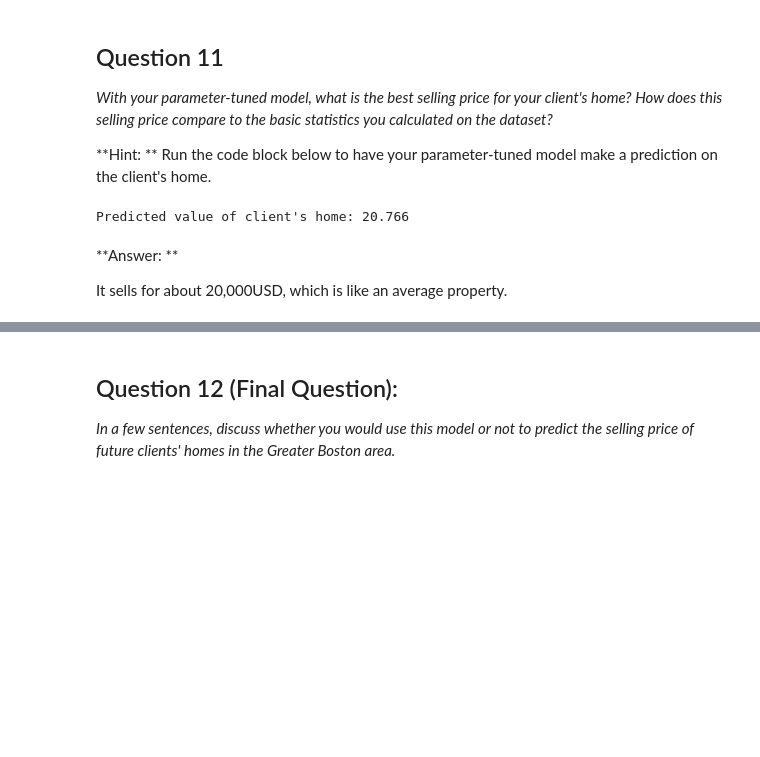
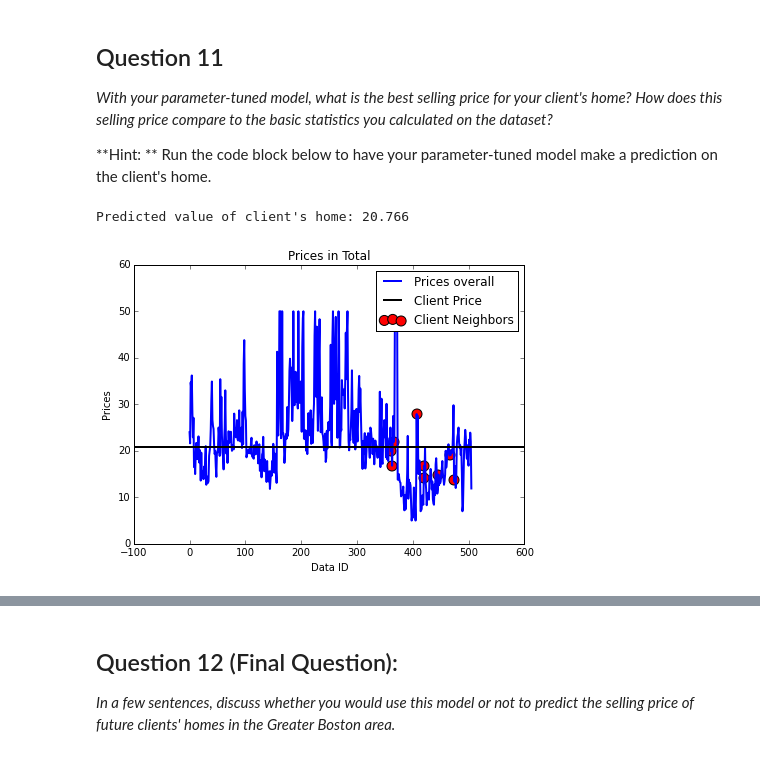
Before and after one commit to leetcode-1533/machine-learning-homeworks, a Jupyter notebook: projects/boston_housing/boston_housing.ipynb, the cells around one changed output, grey strips where cells are left out. Saved outputs shown, nothing was run; the diff lists cells and outputs as text; code cells hidden in the pictures; blank space fills up the shorter version.

```diff
--- a/projects/boston_housing/boston_housing.ipynb
+++ b/projects/boston_housing/boston_housing.ipynb
@@ -418,12 +418,26 @@ The optimal 'max_depth' is 7, which is similiar to my initial intuition. It is t
 *With your parameter-tuned model, what is the best selling price for your client's home? How does this selling price compare to the basic statistics you calculated on the dataset?*
 
 **Hint: ** Run the code block below to have your parameter-tuned model make a prediction on the client's home.
-# %%
-sale_price = reg.predict(CLIENT_FEATURES)
-print "Predicted value of client's home: {0:.3f}".format(sale_price[0])
-# %% [output]
-Predicted value of client's home: 20.766
-# %% [markdown]
-**Answer: **
-
-It sells for about 20,000USD, which is like an average property.
+# %%
+sale_price = reg.predict(CLIENT_FEATURES)
+print "Predicted value of client's home: {0:.3f}".format(sale_price[0])
+
+from sklearn.neighbors import NearestNeighbors
+nbrs = NearestNeighbors(n_neighbors=10, algorithm='ball_tree').fit(housing_features)
+dis, ind = nbrs.kneighbors(CLIENT_FEATURES)
+nei = ind[0]
+pri = housing_prices[ind[0]]
+
+
+pl.figure(figsize=(7, 5))
+pl.title('Prices in Total')
+pl.plot(housing_prices, lw=2, label = 'Prices overall')
+pl.axhline(y=sale_price, xmin=0, xmax=600, linewidth=2, color = 'k', label = 'Client Price')
+pl.scatter(nei, pri, s=100, c='red', label='Client Neighbors')
+pl.legend()
+pl.xlabel('Data ID')
+pl.ylabel('Prices')
+pl.show()
+# %% [output]
+Predicted value of client's home: 20.766
+[figure, added]
```
Also changed, not shown: parts of 6 cells of this notebook.
